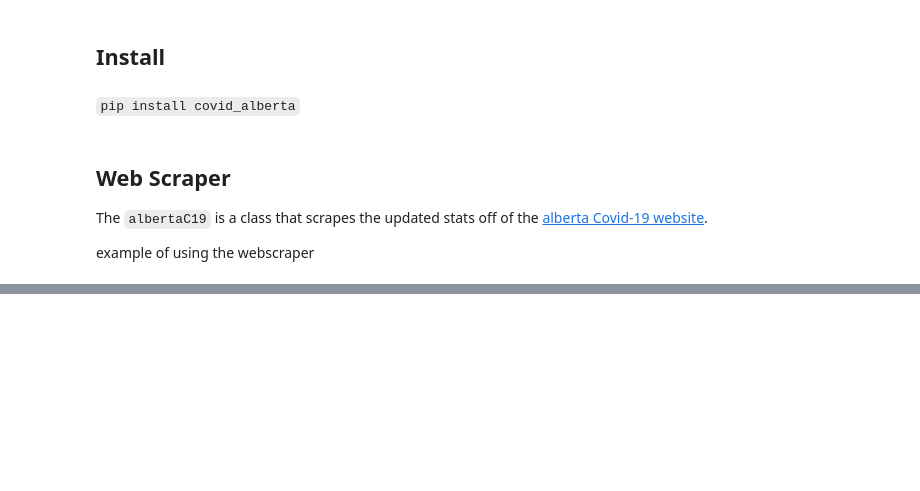
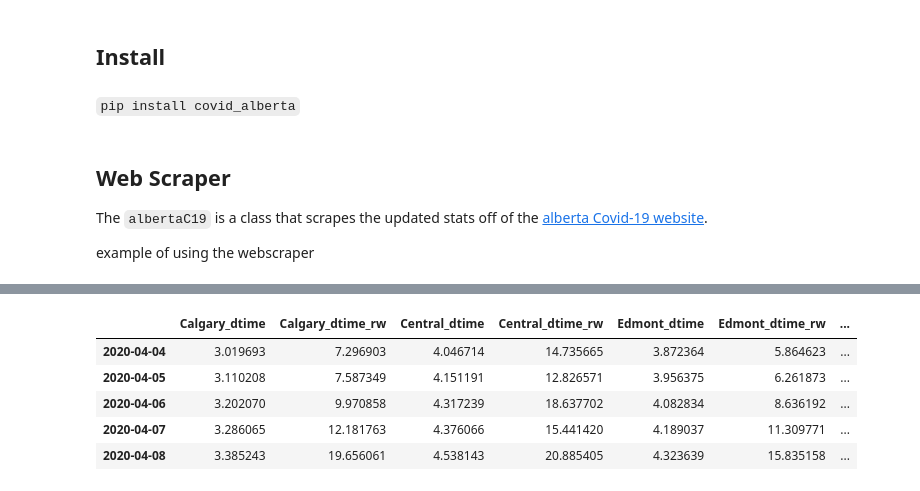
Before and after one commit to tyleracorn/covid_alberta, a Jupyter notebook: index.ipynb, the cells around one changed output, grey strips where cells are left out. Saved outputs shown, nothing was run; the diff lists cells and outputs as text; code cells hidden in the pictures; blank space fills up the shorter version.

```diff
--- a/index.ipynb
+++ b/index.ipynb
@@ -58,0 +85,9 @@ I have seen a lot of graphs showing the cumulative curve with as well as the "2,
+# %%
+regions_dt.tail()
+# %% [output]
+|  | Calgary_dtime | Calgary_dtime_rw | Central_dtime | Central_dtime_rw | Edmont_dtime | Edmont_dtime_rw | ... |
+| 2020-04-04 | 3.019693 | 7.296903 | 4.046714 | 14.735665 | 3.872364 | 5.864623 | ... |
+| 2020-04-05 | 3.110208 | 7.587349 | 4.151191 | 12.826571 | 3.956375 | 6.261873 | ... |
+| 2020-04-06 | 3.202070 | 9.970858 | 4.317239 | 18.637702 | 4.082834 | 8.636192 | ... |
+| 2020-04-07 | 3.286065 | 12.181763 | 4.376066 | 15.441420 | 4.189037 | 11.309771 | ... |
+| 2020-04-08 | 3.385243 | 19.656061 | 4.538143 | 20.885405 | 4.323639 | 15.835158 | ... |
```
Also changed, not shown: parts of 17 cells of this notebook, 1 other file.
